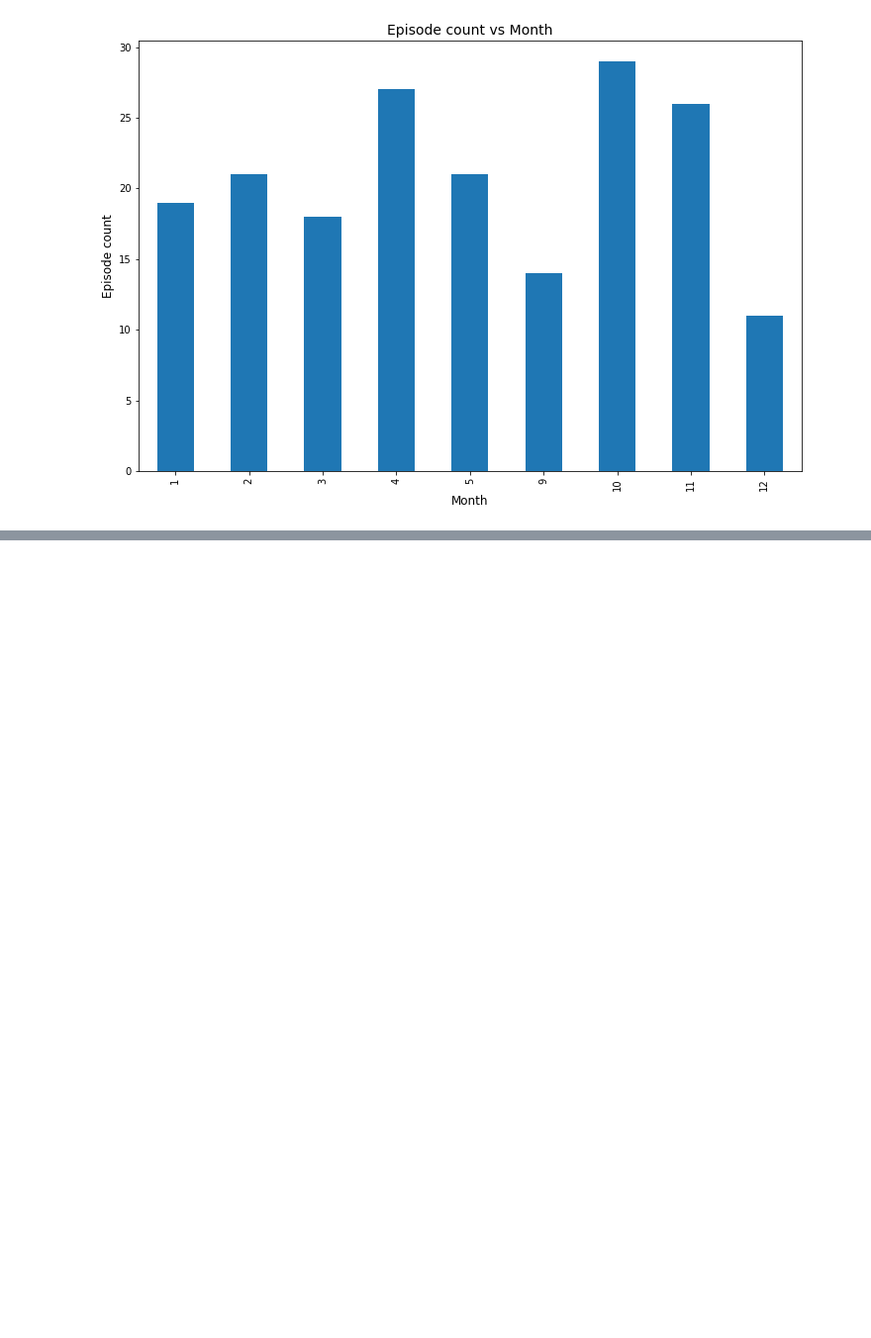
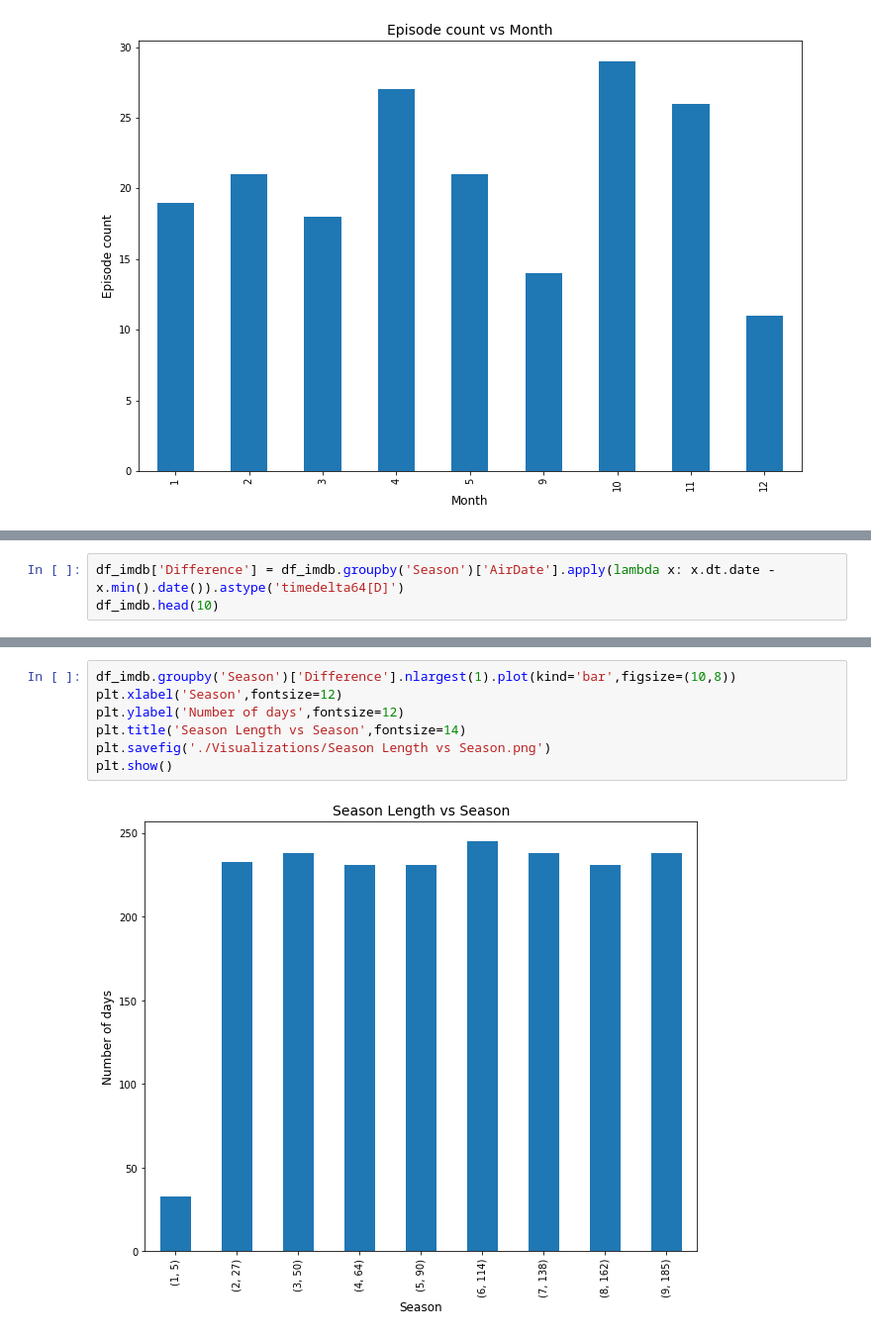
Before and after one commit to rameez471/The-Office-Dataset, a Jupyter notebook: EDA.ipynb, the cells around one changed output, grey strips where cells are left out. Shown at 99% size. Saved outputs shown, nothing was run; the diff lists cells and outputs as text; blank space fills up the shorter version.

```diff
--- a/EDA.ipynb
+++ b/EDA.ipynb
@@ -784,0 +832,3 @@ plt.plot()
+# %%
+df_imdb['Difference'] = df_imdb.groupby('Season')['AirDate'].apply(lambda x: x.dt.date - x.min().date()).astype('timedelta64[D]')
+df_imdb.head(10)
@@ -784,0 +861,9 @@ plt.plot()
+# %%
+df_imdb.groupby('Season')['Difference'].nlargest(1).plot(kind='bar',figsize=(10,8))
+plt.xlabel('Season',fontsize=12)
+plt.ylabel('Number of days',fontsize=12)
+plt.title('Season Length vs Season',fontsize=14)
+plt.savefig('./Visualizations/Season Length vs Season.png')
+plt.show()
+# %% [output]
+[figure, added]
```
Also changed, not shown: parts of 39 cells of this notebook, 8 other files.
